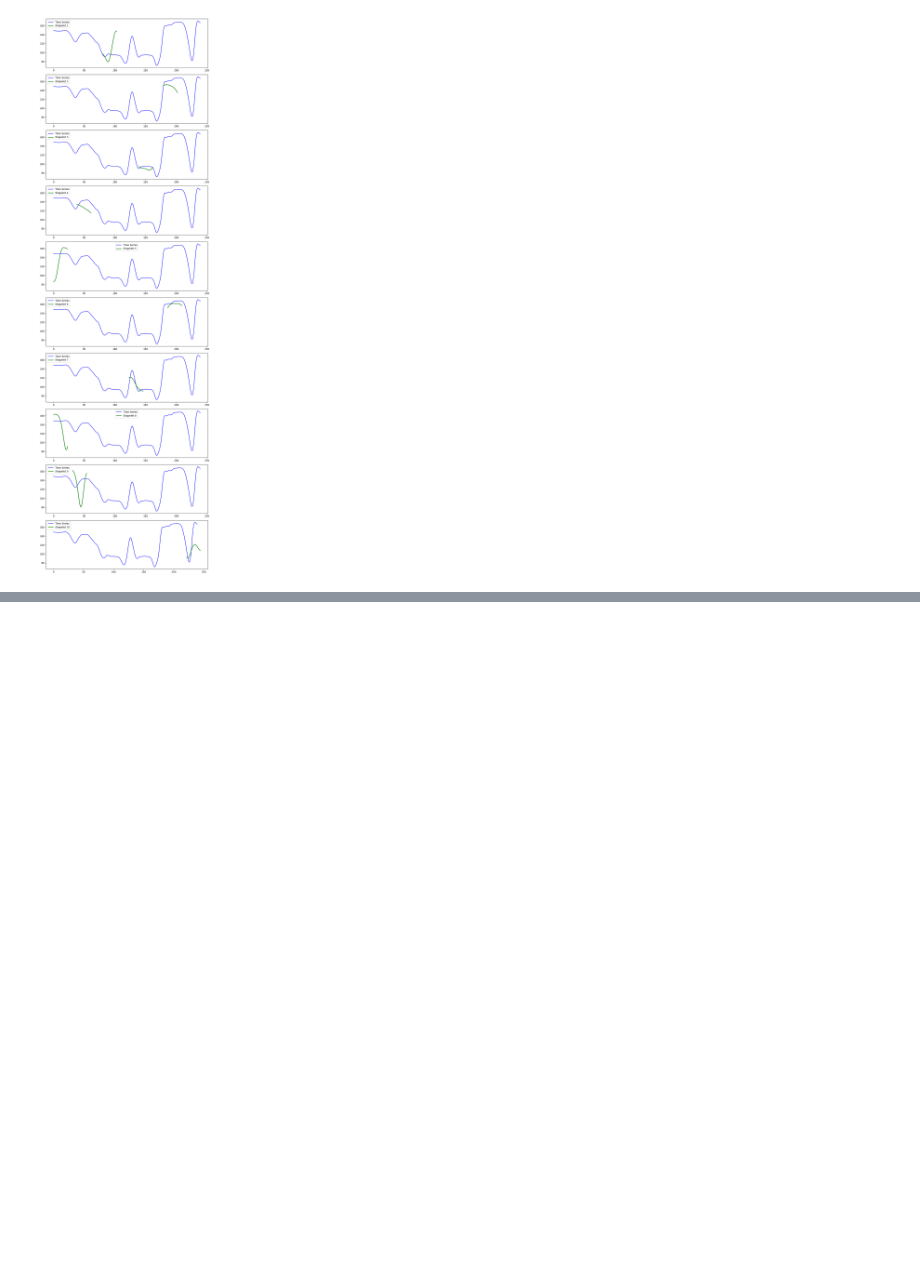
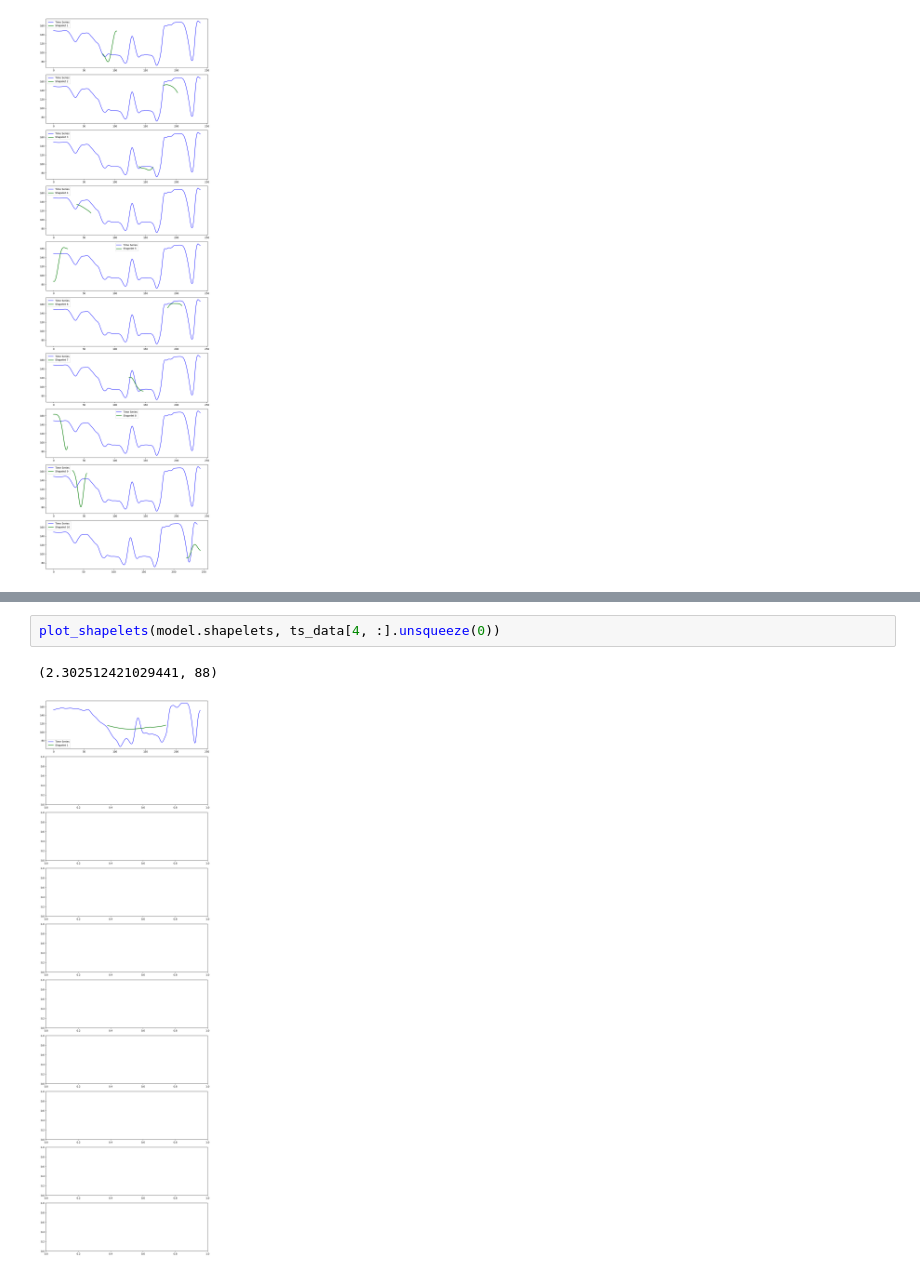
Before and after one commit to rahulsk88/KineticVikings, a Jupyter notebook: src/ShapeletLearner/sample.ipynb, the cells around one changed output, grey strips where cells are left out. Drawn from its saved outputs; the diff is of its cells as text; blank space fills up the shorter version.

```diff
--- a/src/ShapeletLearner/sample.ipynb
+++ b/src/ShapeletLearner/sample.ipynb
@@ -310,0 +316,5 @@ plot_shapelets(model.shapelets, ts_data[122, :].unsqueeze(0))
+# %%
+plot_shapelets(model.shapelets, ts_data[4, :].unsqueeze(0))
+# %% [output]
+(2.302512421029441, 88)
+[figure, added]
```
Also changed, not shown: parts of 3 cells of this notebook.
